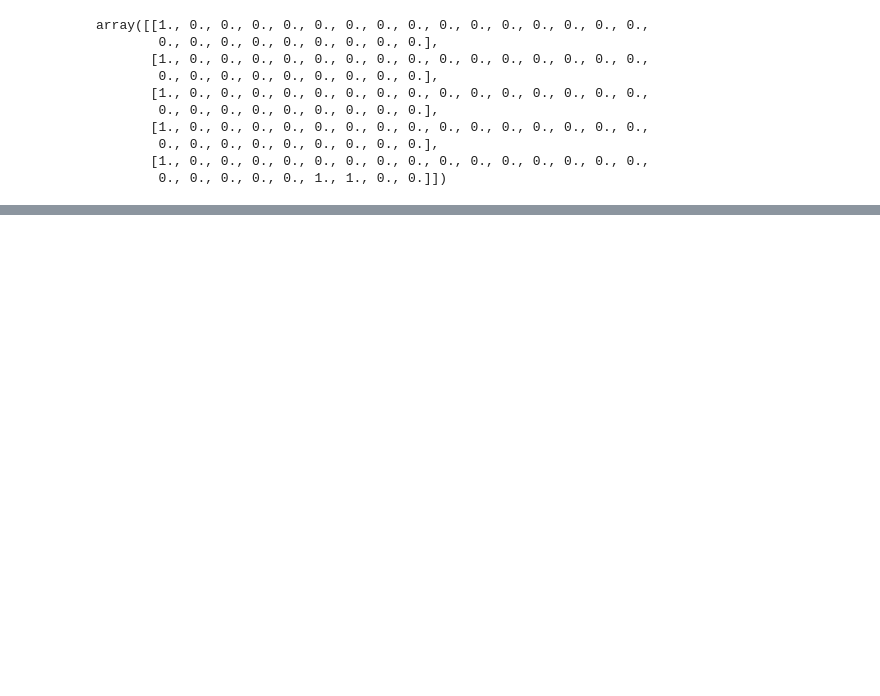
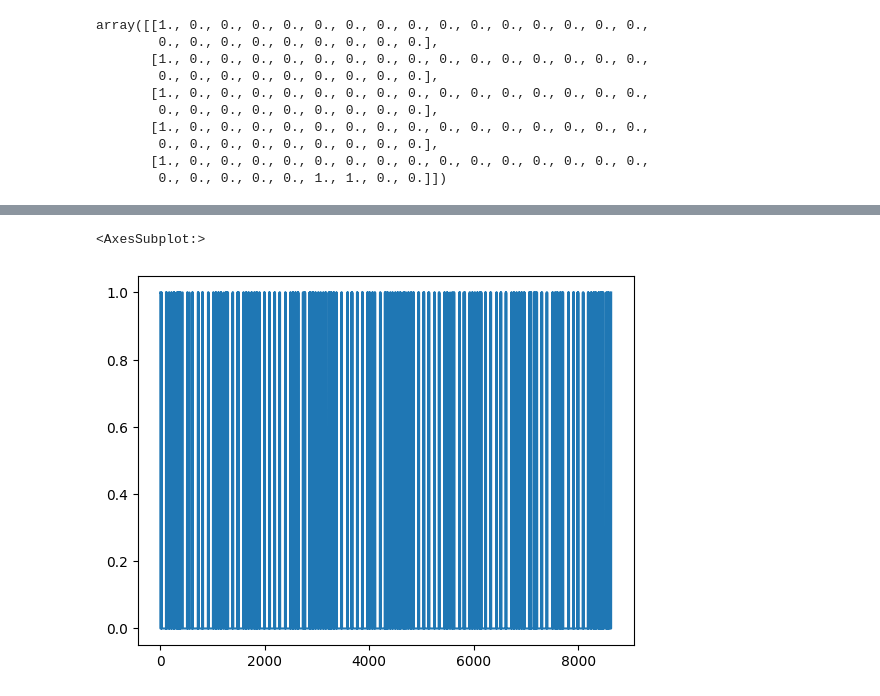
Before and after one commit to cudajay/Seq2SeqAnom, a Jupyter notebook: classifier_exp.ipynb, the cells around one changed output, grey strips where cells are left out. Saved outputs shown, nothing was run; the diff lists cells and outputs as text; code cells hidden in the pictures; blank space fills up the shorter version.

```diff
--- a/classifier_exp.ipynb
+++ b/classifier_exp.ipynb
@@ -65,3 +98,10 @@ get_dynamic_threshold(ds.testData['A-1'].y[0], preds[0])
+# %%
+pld = pd.DataFrame({"l": l})
+# %%
+pld.l.plot()
+# %% [output]
+<AxesSubplot:>
+[figure, added]
 # %%
 tst = np.abs(ds.testData['A-1'].y[0] - preds[0])
 # %%
```
Also changed, not shown: parts of 23 cells of this notebook, 2 other files.
